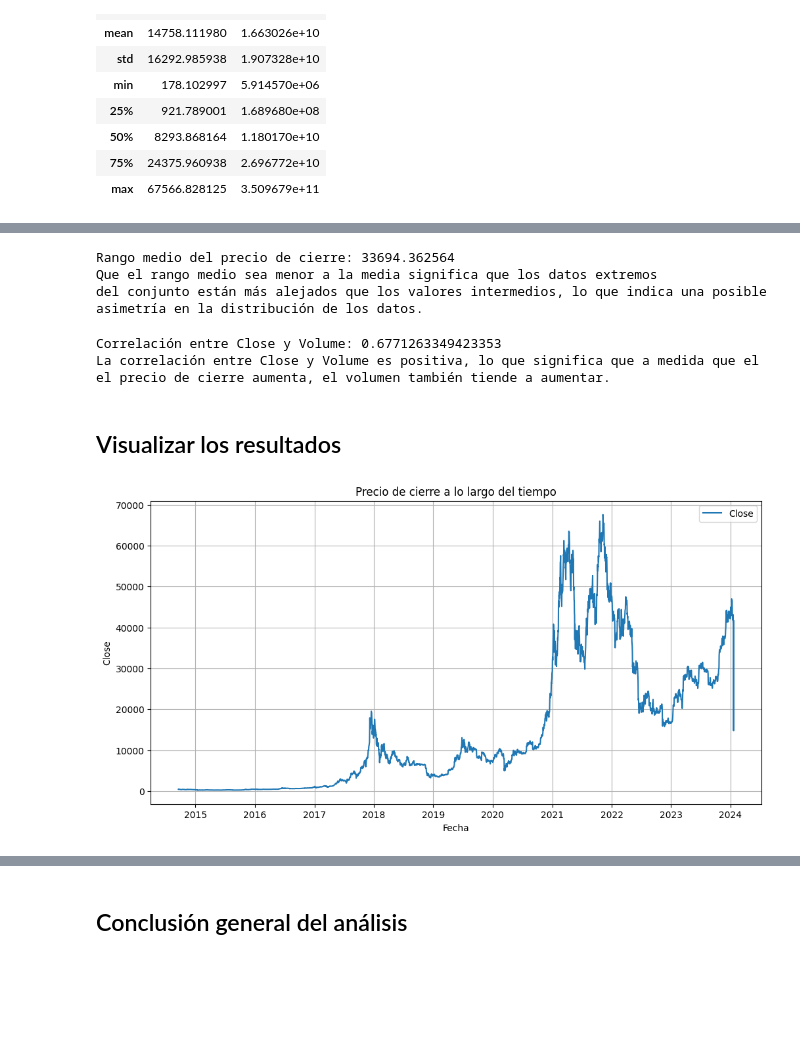
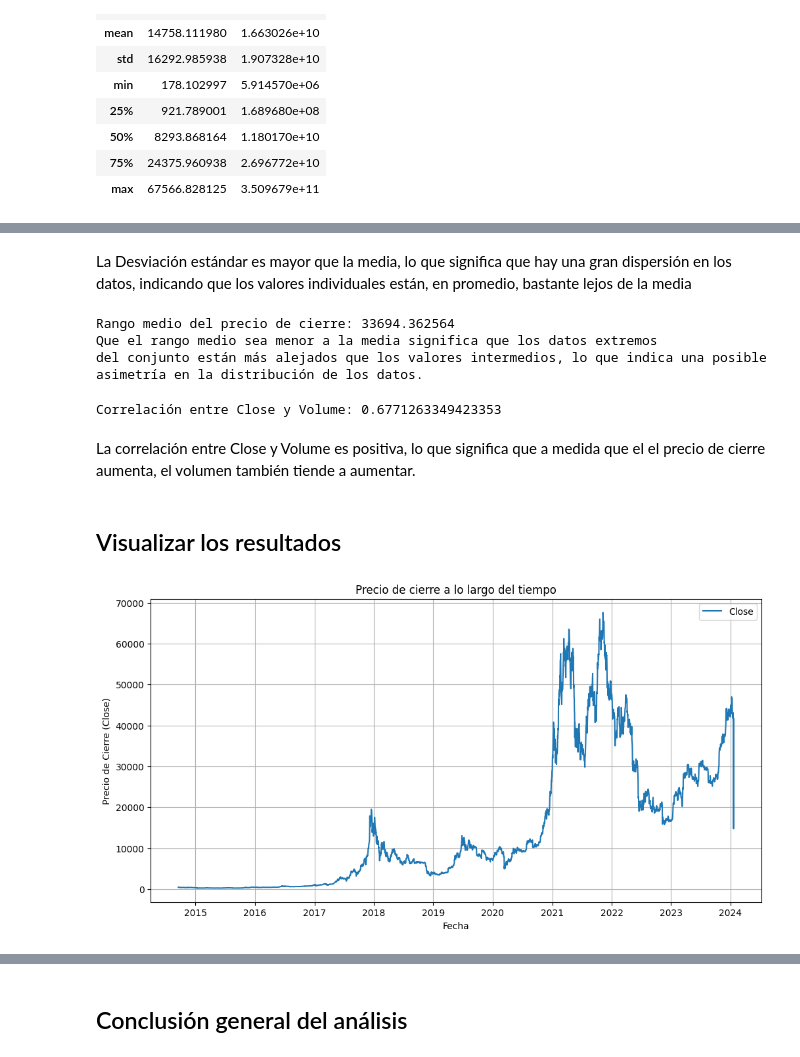
Before and after one commit to StalkerData/Ciencia_de_Datos, a Jupyter notebook: cripto_analisis/notebooks/analisis_exploratorio.ipynb, the cells around one changed output, grey strips where cells are left out. Cells and saved outputs as stored; diff of their text form; code cells hidden in the pictures; blank space fills up the shorter version.

```diff
--- a/cripto_analisis/notebooks/analisis_exploratorio.ipynb
+++ b/cripto_analisis/notebooks/analisis_exploratorio.ipynb
@@ -122,3 +119,5 @@ una gran dispersión en los datos, indicando que los valores individuales están
+# %% [markdown]
+La Desviación estándar es mayor que la media, lo que significa que hay una gran dispersión en los datos, indicando que los valores individuales están, en promedio, bastante lejos de la media
 # %%
 rango_medio = (df['Close'].max() - df['Close'].min())/2
 print(f"Rango medio del precio de cierre: {rango_medio}")
@@ -130,21 +129,21 @@ del conjunto están más alejados que los valores intermedios, lo que indica una
 # %%
 correlacion = df['Close'].corr(df['Volume'])
 print(f"Correlación entre Close y Volume: {correlacion}")
-print("La correlación entre Close y Volume es positiva, lo que significa que a medida que el el precio de cierre aumenta, el volumen también tiende a aumentar.")
 # %% [output]
 Correlación entre Close y Volume: 0.6771263349423353
-La correlación entre Close y Volume es positiva, lo que significa que a medida que el el precio de cierre aumenta, el volumen también tiende a aumentar.
+# %% [markdown]
+La correlación entre Close y Volume es positiva, lo que significa que a medida que el el precio de cierre aumenta, el volumen también tiende a aumentar.
 # %% [markdown]
 ## Visualizar los resultados
 # %%
 import matplotlib.pyplot as plt
 plt.figure(figsize=(12,6))
 plt.plot(df.index,df['Close'],label='Close')
 plt.title('Precio de cierre a lo largo del tiempo')
 plt.xlabel('Fecha')
-plt.ylabel('Close')
+plt.ylabel('Precio de Cierre (Close)')
 plt.legend()
 plt.grid(True)
 plt.show()
 # %% [output]
-[figure, old version]
+[figure, new version]
```
Also changed, not shown: parts of 5 cells of this notebook.
